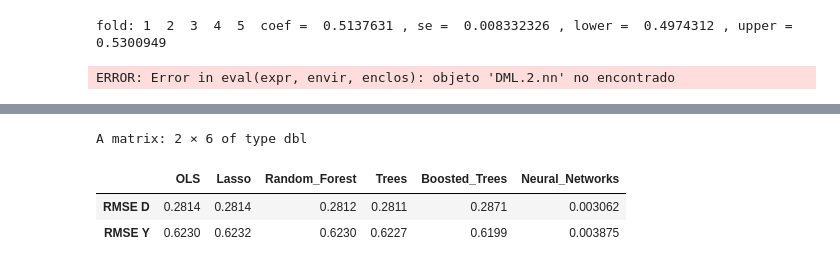
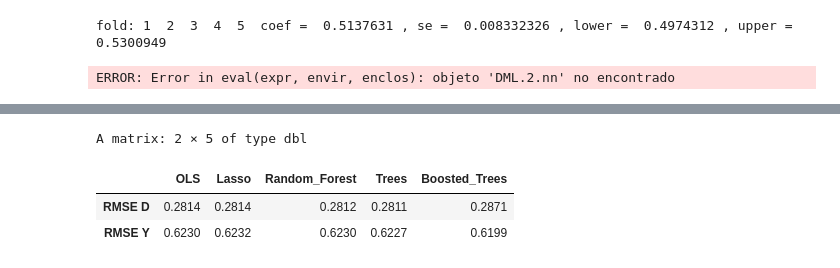
Before and after one commit to alexanderquispe/ECO293, a Jupyter notebook: project/scripts/DML_Teacher_Retention.ipynb, the cells around one changed output, grey strips where cells are left out. Drawn from its saved outputs; the diff is of its cells as text; code cells hidden in the pictures.

```diff
--- a/project/scripts/DML_Teacher_Retention.ipynb
+++ b/project/scripts/DML_Teacher_Retention.ipynb
@@ -614,11 +614,13 @@ g_ci
-# %%
-prRes.D_nn <- mean((DML2.nn$dtil)^2)
-prRes.Y_nn <- mean((DML2.nn$ytil)^2)
-prRes_nn <- rbind(sqrt(prRes.D_nn), sqrt(prRes.Y_nn))
-colnames(prRes_nn) <- "Neural_Networks"
-cbind(prRes, prRes_nn)
-# %% [output]
-A matrix: 2 × 6 of type dbl
-|  | OLS | Lasso | Random_Forest | Trees | Boosted_Trees | Neural_Networks |
-| RMSE D | 0.2814 | 0.2814 | 0.2812 | 0.2811 | 0.2871 | 0.003062 |
-| RMSE Y | 0.6230 | 0.6232 | 0.6230 | 0.6227 | 0.6199 | 0.003875 |
+# %%
+# Add column with NN
+# prRes.D_nn <- mean((DML2.nn$dtil)^2)
+# prRes.Y_nn <- mean((DML2.nn$ytil)^2)
+# prRes_nn <- rbind(sqrt(prRes.D_nn), sqrt(prRes.Y_nn))
+# colnames(prRes_nn) <- "Neural_Networks"
+# prRes <- cbind(prRes, prRes_nn)
+prRes
+# %% [output]
+A matrix: 2 × 5 of type dbl
+|  | OLS | Lasso | Random_Forest | Trees | Boosted_Trees |
+| RMSE D | 0.2814 | 0.2814 | 0.2812 | 0.2811 | 0.2871 |
+| RMSE Y | 0.6230 | 0.6232 | 0.6230 | 0.6227 | 0.6199 |
```
Also changed, not shown: parts of 5 cells of this notebook.
